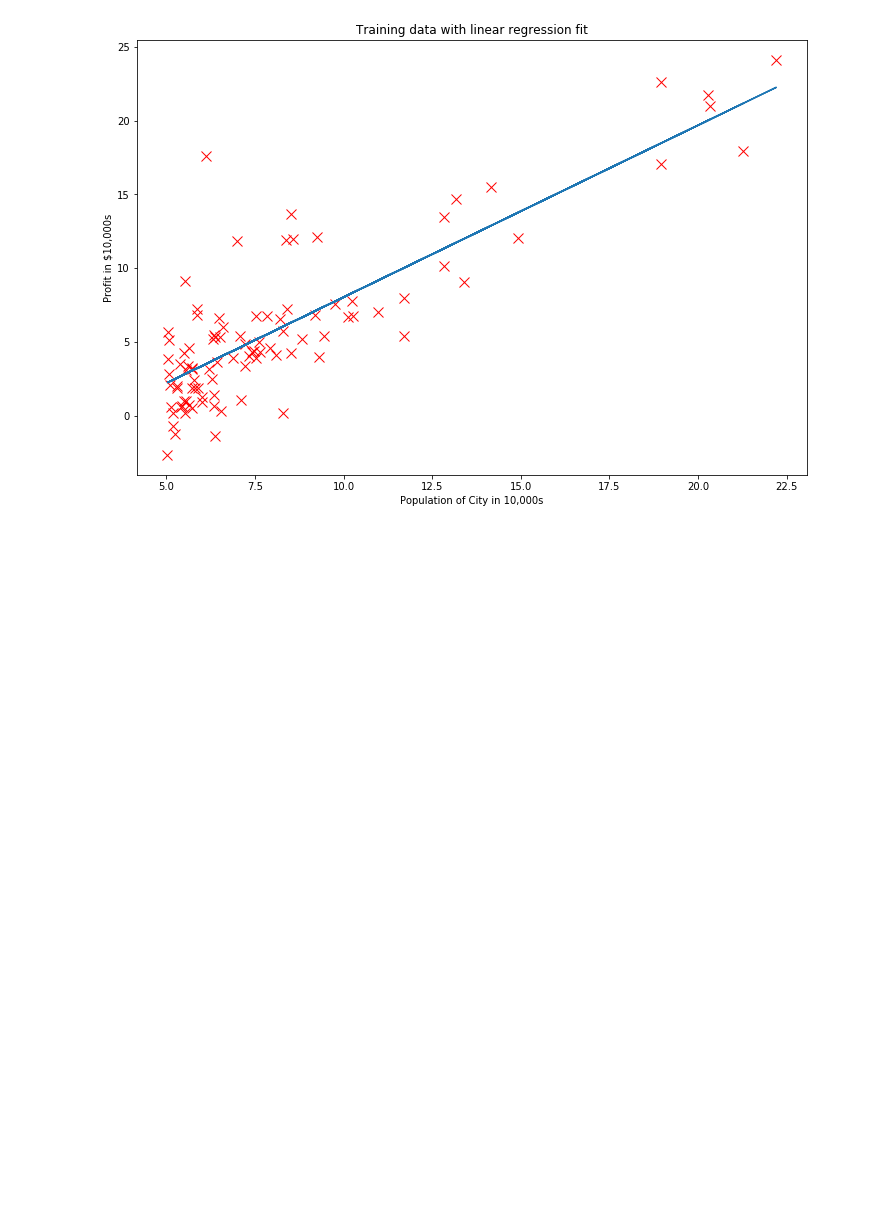
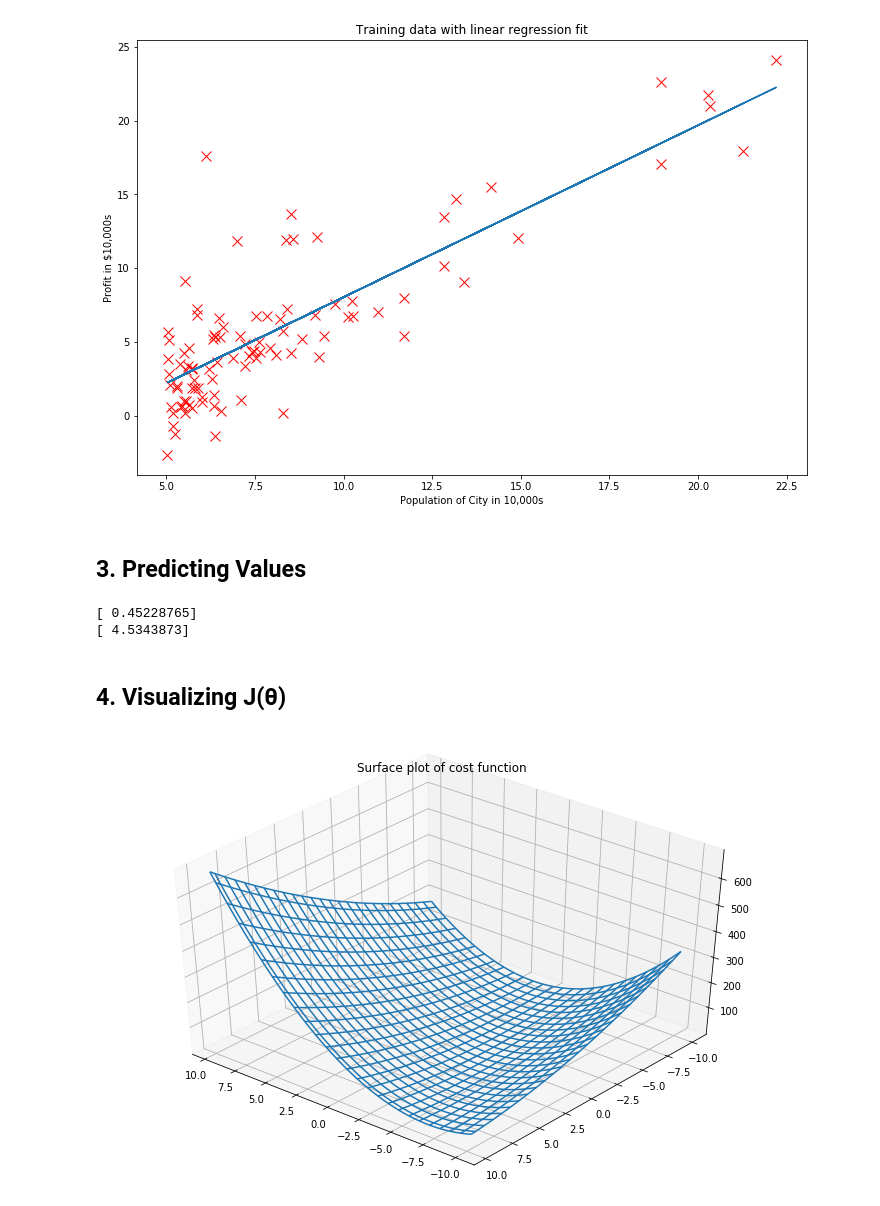
Before and after one commit to cynicaldevil/machine-learning-exercises, a Jupyter notebook: ex1/ex1.ipynb, the cells around one changed output. Drawn from its saved outputs; the diff is of its cells as text; code cells hidden in the pictures; blank space fills up the shorter version.

Commit message:
Added 3D plot for visualizing cost function

```diff
--- a/ex1/ex1.ipynb
+++ b/ex1/ex1.ipynb
@@ -87,3 +87,39 @@ plt.title('Training data with linear regression fit')
 plt.show()
 # %% [output]
 [figure]
+# %% [markdown]
+## 3. Predicting Values
+# %%
+# Predict profits for a town of population 35,000 and 70,000
+predict1 = np.dot(np.array([1, 3.5]), theta)
+predict2 = np.dot(np.array([1, 7]), theta)
+print predict1
+print predict2
+# %% [output]
+[ 0.45228765]
+[ 4.5343873]
+# %% [markdown]
+## 4. Visualizing J(θ)
+# %%
+from mpl_toolkits.mplot3d import axes3d
+
+x_points = np.arange(-10, 10, 0.4)
+y_points = np.arange(-1, 4, 0.1)
+J_values = np.empty((0, 50))
+
+for x in x_points:
+    temp = np.array([])
+    for y in y_points:
+        t = np.array([[x], [y]])
+        temp = np.hstack((temp, compute_cost(X, Y, t)))
+    J_values = np.append(J_values, np.array([temp]), axis=0)
+
+fig = plt.figure(figsize=(12,8))
+ax = fig.add_subplot(111, projection='3d')
+x_values, y_values = np.meshgrid(x_points, x_points)
+ax.plot_wireframe(x_values, y_values, J_values, rstride=2, cstride=2)
+ax.view_init(elev=41., azim=130)
+plt.title('Surface plot of cost function')
+plt.show()
+# %% [output]
+[figure, added]
```
Also changed, not shown: parts of 2 cells of this notebook, 1 other file.
